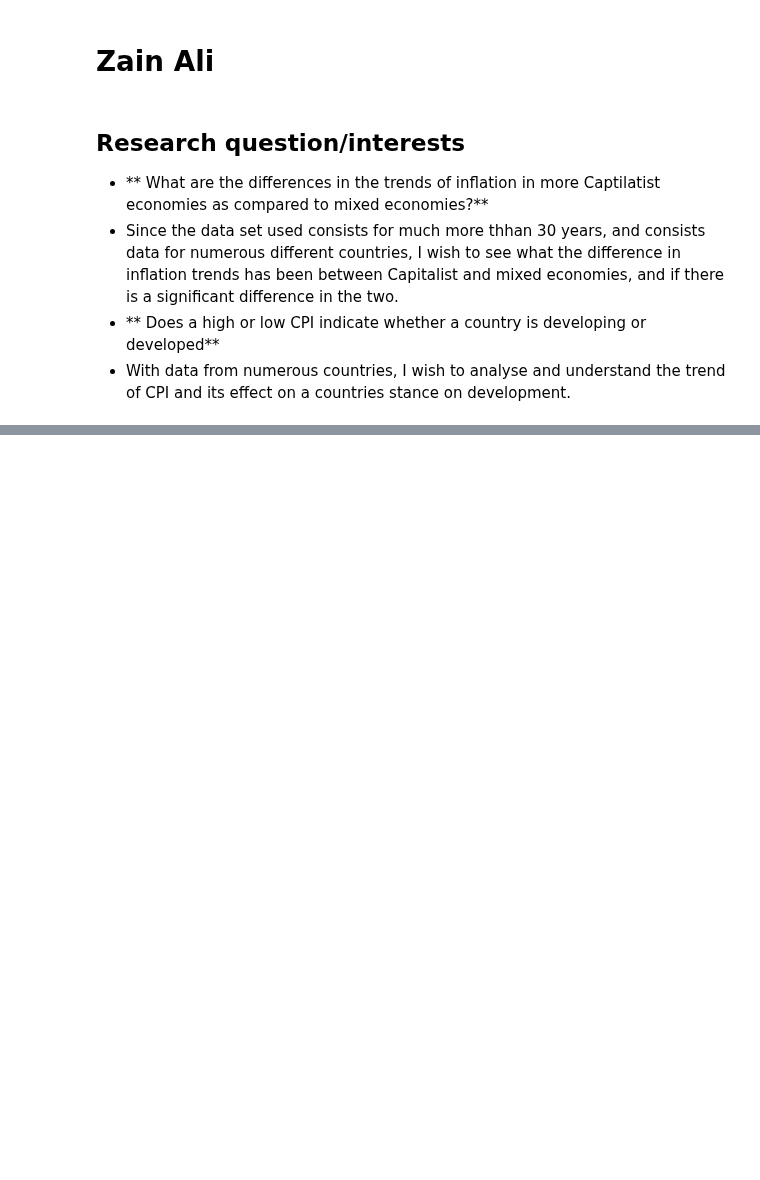
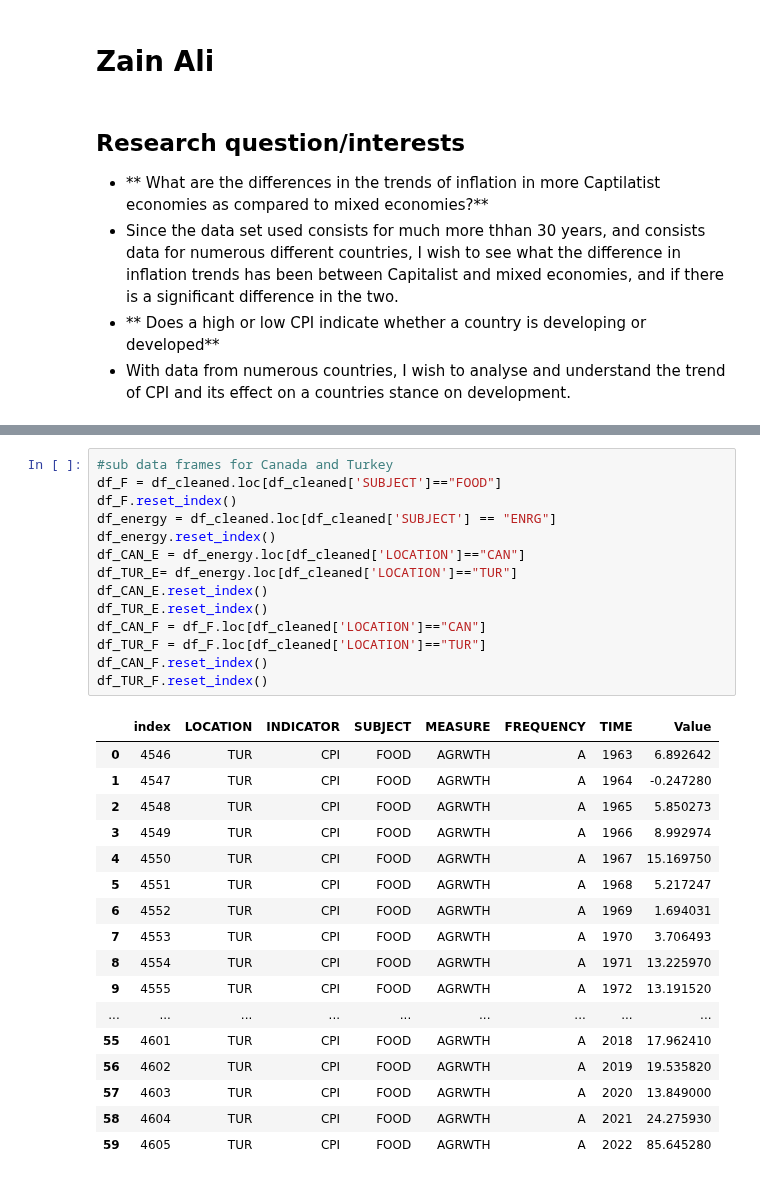
Before and after one commit to ubco-W2022T2-data301/project-group-group19, a Jupyter notebook: analysis/analysis3.ipynb, the cells around one changed output, grey strips where cells are left out. Saved outputs shown, nothing was run; the diff lists cells and outputs as text; blank space fills up the shorter version.

```diff
--- a/analysis/analysis3.ipynb
+++ b/analysis/analysis3.ipynb
@@ -31,0 +80,32 @@ print(df)
+# %%
+#sub data frames for Canada and Turkey
+df_F = df_cleaned.loc[df_cleaned['SUBJECT']=="FOOD"]
+df_F.reset_index()
+df_energy = df_cleaned.loc[df_cleaned['SUBJECT'] == "ENRG"]
+df_energy.reset_index()
+df_CAN_E = df_energy.loc[df_cleaned['LOCATION']=="CAN"]
+df_TUR_E= df_energy.loc[df_cleaned['LOCATION']=="TUR"]
+df_CAN_E.reset_index()
+df_TUR_E.reset_index()
+df_CAN_F = df_F.loc[df_cleaned['LOCATION']=="CAN"]
+df_TUR_F = df_F.loc[df_cleaned['LOCATION']=="TUR"]
+df_CAN_F.reset_index()
+df_TUR_F.reset_index()
+# %% [output]
+|  | index | LOCATION | INDICATOR | SUBJECT | MEASURE | FREQUENCY | TIME | Value |
+| 0 | 4546 | TUR | CPI | FOOD | AGRWTH | A | 1963 | 6.892642 |
+| 1 | 4547 | TUR | CPI | FOOD | AGRWTH | A | 1964 | -0.247280 |
+| 2 | 4548 | TUR | CPI | FOOD | AGRWTH | A | 1965 | 5.850273 |
+| 3 | 4549 | TUR | CPI | FOOD | AGRWTH | A | 1966 | 8.992974 |
+| 4 | 4550 | TUR | CPI | FOOD | AGRWTH | A | 1967 | 15.169750 |
+| 5 | 4551 | TUR | CPI | FOOD | AGRWTH | A | 1968 | 5.217247 |
+| 6 | 4552 | TUR | CPI | FOOD | AGRWTH | A | 1969 | 1.694031 |
+| 7 | 4553 | TUR | CPI | FOOD | AGRWTH | A | 1970 | 3.706493 |
+| 8 | 4554 | TUR | CPI | FOOD | AGRWTH | A | 1971 | 13.225970 |
+| 9 | 4555 | TUR | CPI | FOOD | AGRWTH | A | 1972 | 13.191520 |
+| ... | ... | ... | ... | ... | ... | ... | ... | ... |
+| 55 | 4601 | TUR | CPI | FOOD | AGRWTH | A | 2018 | 17.962410 |
+| 56 | 4602 | TUR | CPI | FOOD | AGRWTH | A | 2019 | 19.535820 |
+| 57 | 4603 | TUR | CPI | FOOD | AGRWTH | A | 2020 | 13.849000 |
+| 58 | 4604 | TUR | CPI | FOOD | AGRWTH | A | 2021 | 24.275930 |
+| 59 | 4605 | TUR | CPI | FOOD | AGRWTH | A | 2022 | 85.645280 |
```
Also changed, not shown: parts of 10 cells of this notebook.
